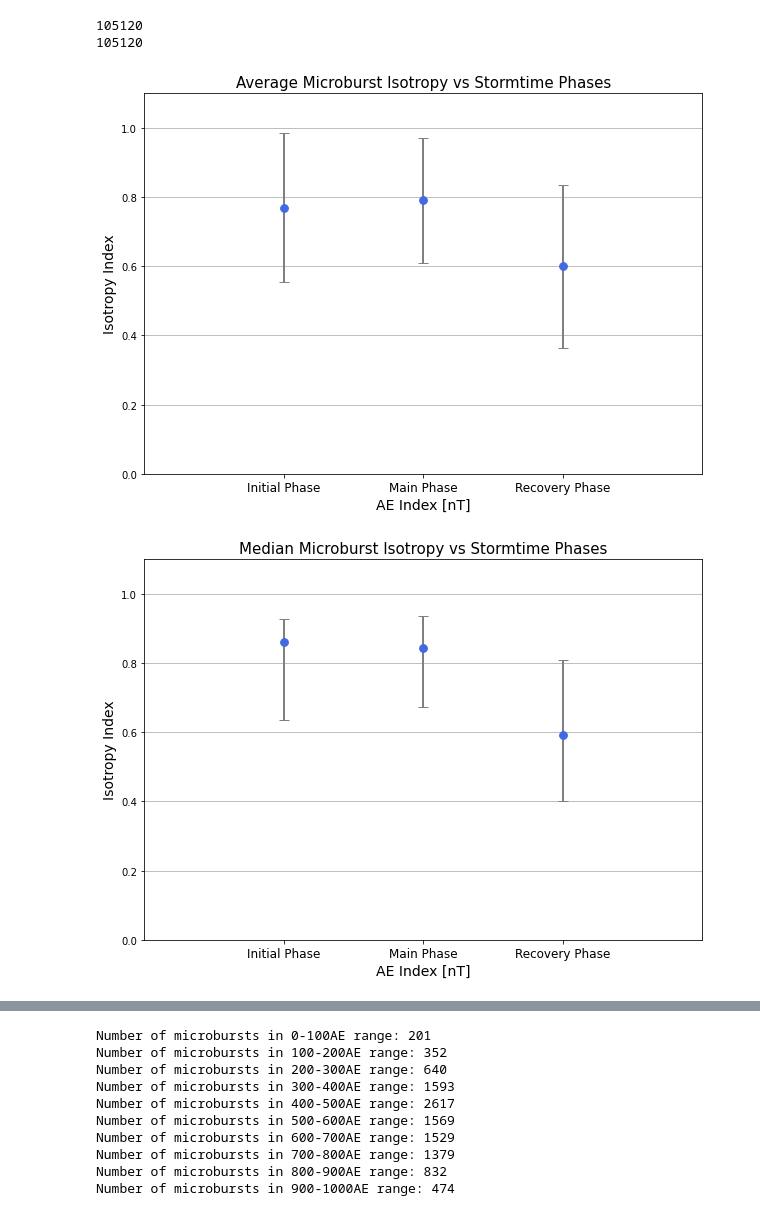
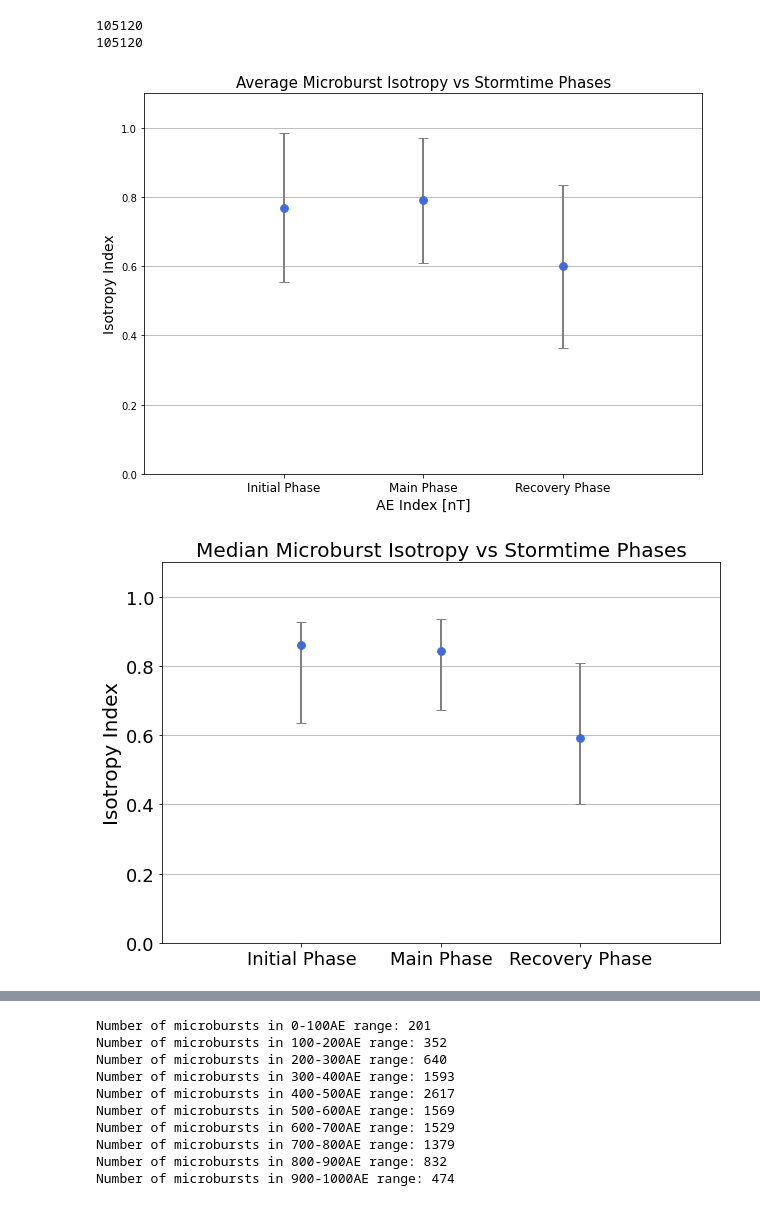
Before and after one commit to conradmr98/lasp-microburst-research, a Jupyter notebook: sampexlib/SAMPEX/Iso_per_stormtime-period.ipynb, the cells around one changed output, grey strips where cells are left out. Saved outputs shown, nothing was run; the diff lists cells and outputs as text; code cells hidden in the pictures.

Commit message:
Changes to SAMPEX code and saved plots

```diff
--- a/sampexlib/SAMPEX/Iso_per_stormtime-period.ipynb
+++ b/sampexlib/SAMPEX/Iso_per_stormtime-period.ipynb
@@ -285,38 +285,38 @@ plt.xticks(ticks=labels_x, labels=labels, fontsize=12)
 plt.xlabel('AE Index [nT]', fontsize=14)
 plt.ylim(0,1.1)
 plt.ylabel('Isotropy Index', fontsize=14)
 plt.grid(axis='y')
 
 # calculate median mb iso vs storm phases
 labels = np.array(['Initial Phase', 'Main Phase', 'Recovery Phase'])
 labels_x = np.array([1.0,2.0,3.0])
 
 iso_MB_med_Dst = np.array([np.nanmedian(iso_MB_prestorm_list), np.nanmedian(iso_MB_mainphase_list), np.nanmedian(iso_MB_recovery_list)])
 iso_MB_75error_Dst = np.array([
     np.nanpercentile(iso_MB_prestorm_list, 75) - iso_MB_med_Dst[0],
     np.nanpercentile(iso_MB_mainphase_list, 75) - iso_MB_med_Dst[1],
     np.nanpercentile(iso_MB_recovery_list, 75) - iso_MB_med_Dst[2]
 ])
 iso_MB_25error_Dst = np.array([
     iso_MB_med_Dst[0] - np.nanpercentile(iso_MB_prestorm_list, 25),
     iso_MB_med_Dst[1] - np.nanpercentile(iso_MB_mainphase_list, 25),
     iso_MB_med_Dst[2] - np.nanpercentile(iso_MB_recovery_list, 25)
 ])
 
 plt.figure(figsize = (10,7))
-plt.title(f'Median Microburst Isotropy vs Stormtime Phases', fontsize = 15)
+plt.title(f'Median Microburst Isotropy vs Stormtime Phases', fontsize = 20)
 plt.scatter(labels_x, iso_MB_med_Dst, c='royalblue', s = 60, zorder=3)
 plt.errorbar(labels_x, iso_MB_med_Dst, yerr = np.array([iso_MB_25error_Dst, iso_MB_75error_Dst]), fmt='none', \
              elinewidth = 2.0, capsize=5, ecolor = 'grey', zorder=2)
 plt.xlim(0, np.max(labels_x)+1.0)
-plt.xticks(ticks=labels_x, labels=labels, fontsize=12)
-plt.xlabel('AE Index [nT]', fontsize=14)
+plt.xticks(ticks=labels_x, labels=labels, fontsize=18)
+plt.yticks(fontsize=18)
 plt.ylim(0,1.1)
-plt.ylabel('Isotropy Index', fontsize=14)
+plt.ylabel('Isotropy Index', fontsize=20)
 plt.grid(axis='y')
 # %% [output]
 [figure]
-[figure, old version]
+[figure, new version]
 # %%
 # calculate average bg iso vs storm phases
 labels = np.array(['Initial Phase', 'Main Phase', 'Recovery Phase'])
```
Also changed, not shown: parts of 2 cells of this notebook, 33 other files.
